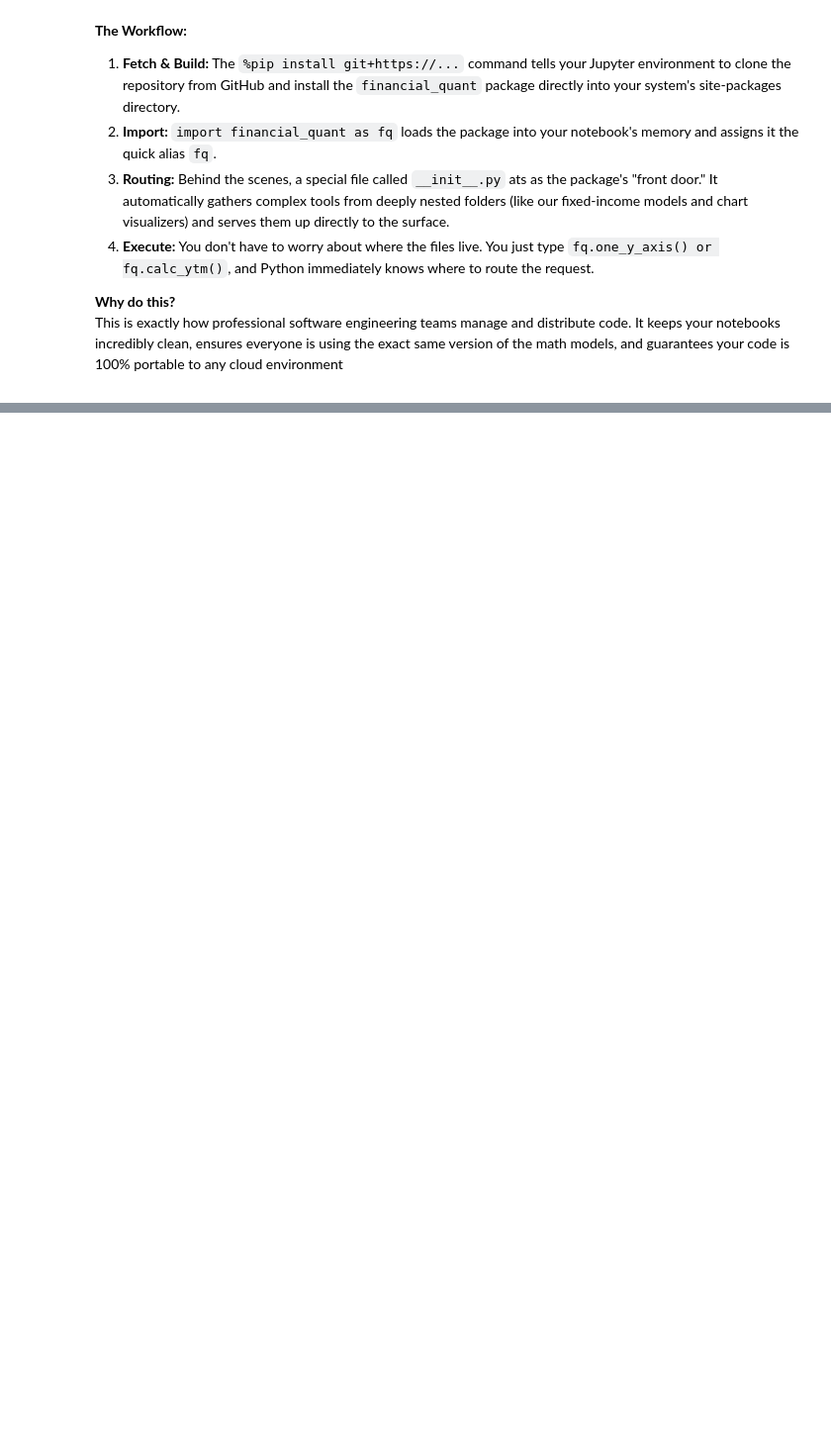
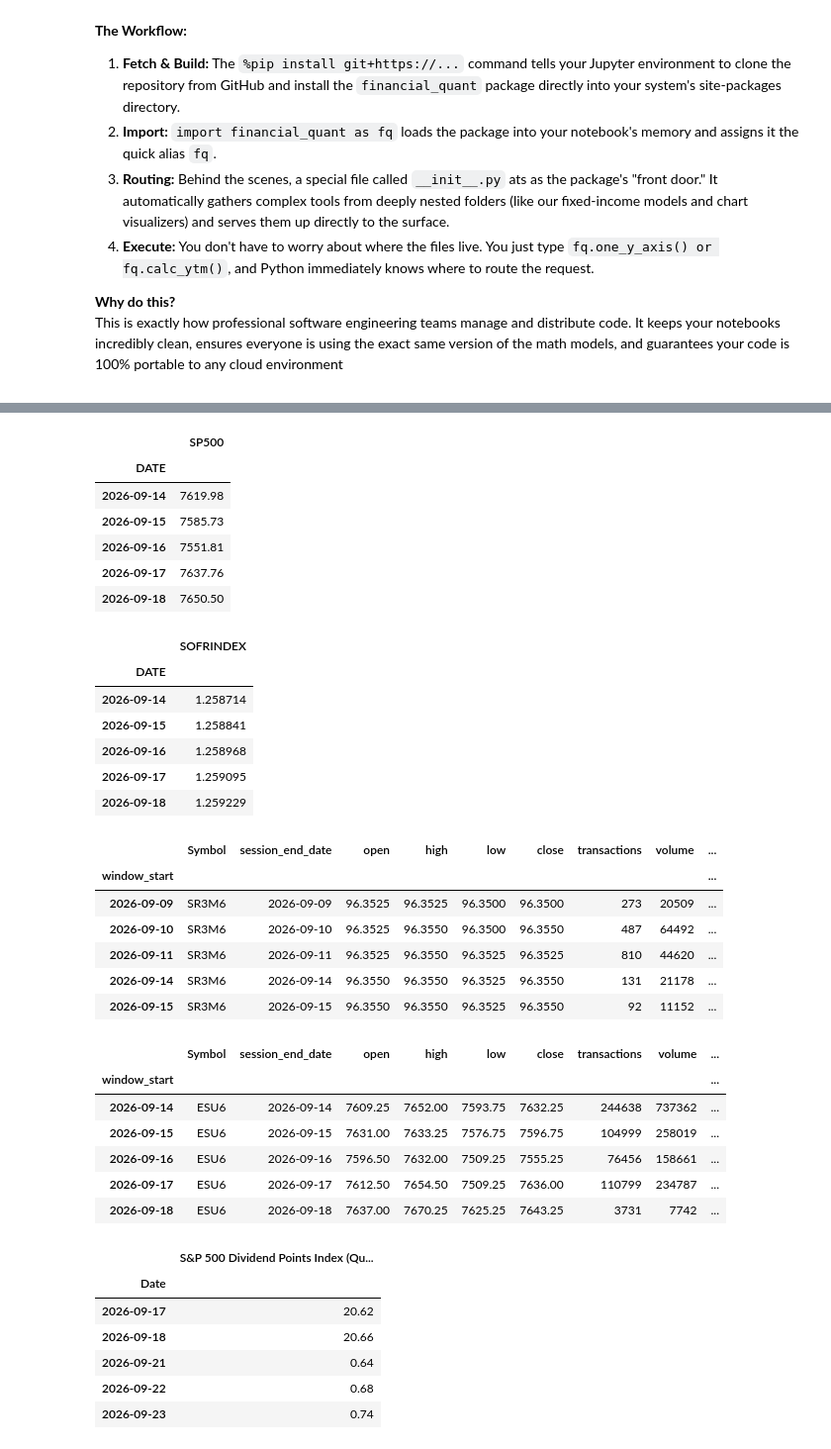
Before and after one commit to PatrickJHess/Derivatives-Futures-Chapter-Two, a Jupyter notebook: colab/Colab_pricing.ipynb, the cells around one changed output, grey strips where cells are left out. Shown at 99% size. Cells and saved outputs as stored; diff of their text form; code cells hidden in the pictures; folded sections open; blank space fills up the shorter version.

```diff
--- a/colab/Colab_pricing.ipynb
+++ b/colab/Colab_pricing.ipynb
@@ -900,0 +472,32 @@ In our next Chapter, we will put away the dividend estimation formulas and learn
+# %%
+# 1. Set the Timeframe
+# [Theory] t = June 11 (Roll date, 8 days prior)
+# [Theory] T = Sept 17 (Final daily settle prior to Friday AM expiration)
+start_date = '2026-06-11'
+end_date = '2026-09-19'
+
+# 2. Fetch the Raw Data
+# FRED Data
+# [Variables] SP500 closing price and SOFR Index
+sp_500=fred_data.get_series(['SP500'],start_date=start_date,end_date=end_date)
+sofr_index=fred_data.get_series(['SOFRINDEX'],start_date=start_date,end_date=end_date)
+
+# MASSIVE Data
+# [Variables] SR3M6 (for R^futures), ESU6 (for F)
+df_sofr_jun = massive_data.get_futures_data('SR3M6', start_date, end_date)
+df_sp500_sep = massive_data.get_futures_data('ESU6', start_date, end_date)
+
+# Static Data
+# FV(DIV_t,T)
+dividend_data = static_futures_data('SP_Quarterly_Dividends')
+
+# [Data Pipeline] Convert string index to DatetimeIndex to align dates across SOFR and Futures DataFrames
+dividend_data.index = pd.to_datetime(dividend_data.index)
+
+# 3. Confirm downloads
+display(sp_500.tail())
+display(sofr_index.tail())
+display(df_sofr_jun.tail())
+display(df_sp500_sep.tail())
+display(dividend_data.tail())
+# %% [output]
@@ -900,0 +521,35 @@ In our next Chapter, we will put away the dividend estimation formulas and learn
+|  | SP500 |
+| DATE |  |
+| 2026-09-14 | 7619.98 |
+| 2026-09-15 | 7585.73 |
+| 2026-09-16 | 7551.81 |
+| 2026-09-17 | 7637.76 |
+| 2026-09-18 | 7650.50 |
+|  | SOFRINDEX |
+| DATE |  |
+| 2026-09-14 | 1.258714 |
+| 2026-09-15 | 1.258841 |
+| 2026-09-16 | 1.258968 |
+| 2026-09-17 | 1.259095 |
+| 2026-09-18 | 1.259229 |
+|  | Symbol | session_end_date | open | high | low | close | transactions | volume | ... |
+| window_start |  |  |  |  |  |  |  |  | ... |
+| 2026-09-09 | SR3M6 | 2026-09-09 | 96.3525 | 96.3525 | 96.3500 | 96.3500 | 273 | 20509 | ... |
+| 2026-09-10 | SR3M6 | 2026-09-10 | 96.3525 | 96.3550 | 96.3500 | 96.3550 | 487 | 64492 | ... |
+| 2026-09-11 | SR3M6 | 2026-09-11 | 96.3525 | 96.3550 | 96.3525 | 96.3525 | 810 | 44620 | ... |
+| 2026-09-14 | SR3M6 | 2026-09-14 | 96.3550 | 96.3550 | 96.3525 | 96.3550 | 131 | 21178 | ... |
+| 2026-09-15 | SR3M6 | 2026-09-15 | 96.3550 | 96.3550 | 96.3525 | 96.3550 | 92 | 11152 | ... |
+|  | Symbol | session_end_date | open | high | low | close | transactions | volume | ... |
+| window_start |  |  |  |  |  |  |  |  | ... |
+| 2026-09-14 | ESU6 | 2026-09-14 | 7609.25 | 7652.00 | 7593.75 | 7632.25 | 244638 | 737362 | ... |
+| 2026-09-15 | ESU6 | 2026-09-15 | 7631.00 | 7633.25 | 7576.75 | 7596.75 | 104999 | 258019 | ... |
+| 2026-09-16 | ESU6 | 2026-09-16 | 7596.50 | 7632.00 | 7509.25 | 7555.25 | 76456 | 158661 | ... |
+| 2026-09-17 | ESU6 | 2026-09-17 | 7612.50 | 7654.50 | 7509.25 | 7636.00 | 110799 | 234787 | ... |
+| 2026-09-18 | ESU6 | 2026-09-18 | 7637.00 | 7670.25 | 7625.25 | 7643.25 | 3731 | 7742 | ... |
+|  | S&P 500 Dividend Points Index (Qu... |
+| Date |  |
+| 2026-09-17 | 20.62 |
+| 2026-09-18 | 20.66 |
+| 2026-09-21 | 0.64 |
+| 2026-09-22 | 0.68 |
+| 2026-09-23 | 0.74 |
```
Also changed, not shown: parts of 62 cells of this notebook, 3 other files.
